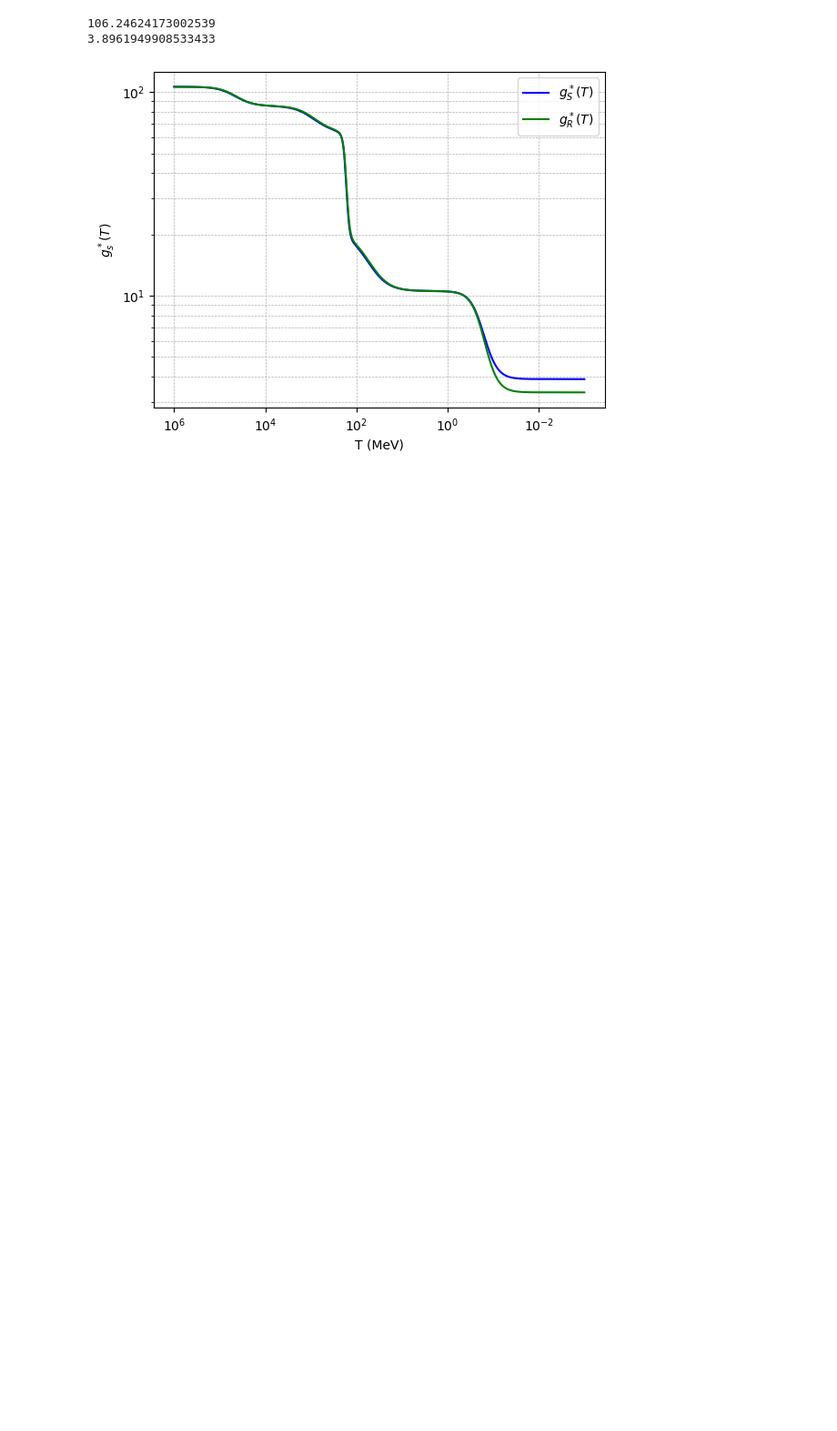
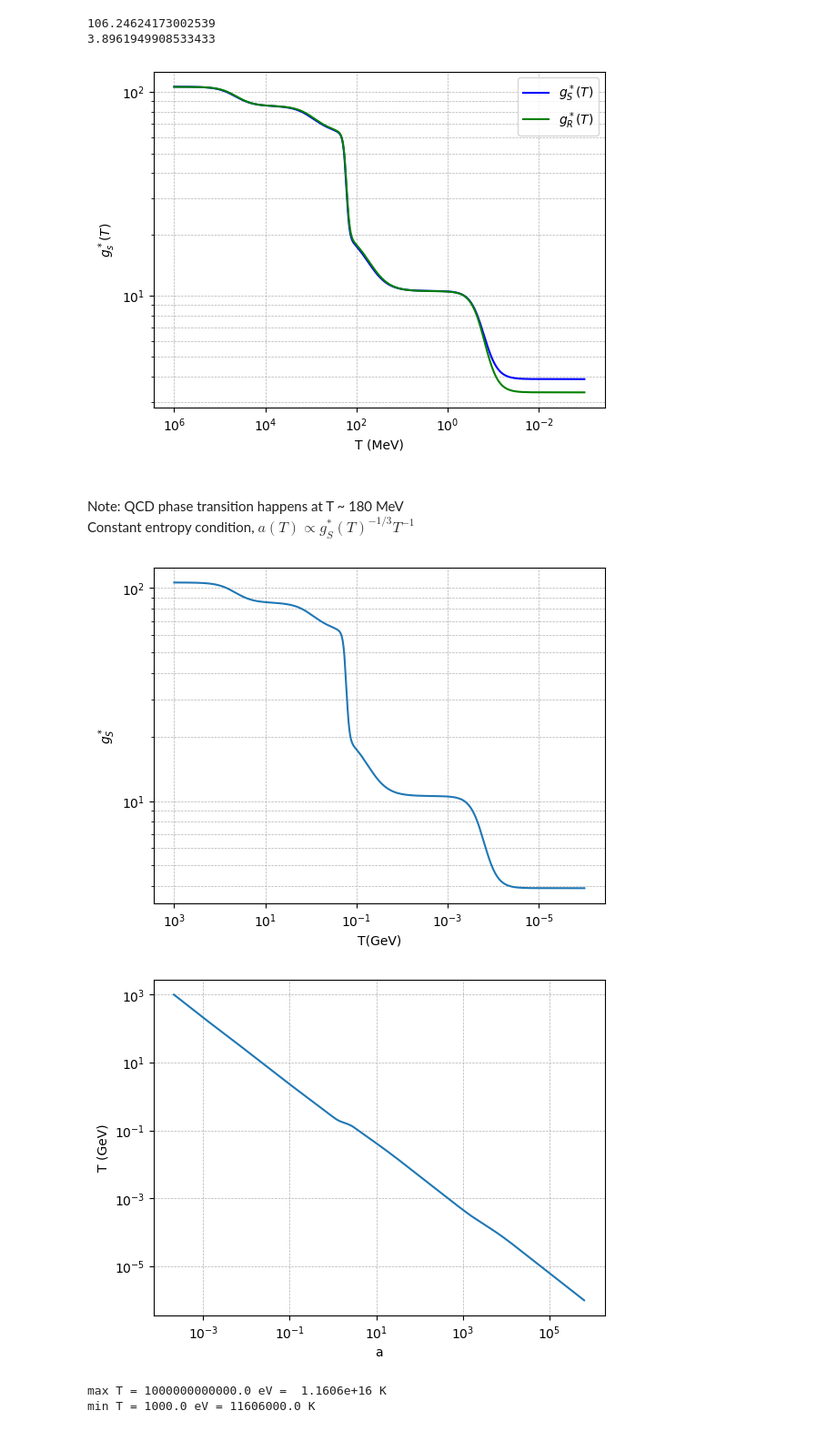
Before and after one commit to manns01/axionCosmo, a Jupyter notebook: axion_cosmo.ipynb, the cells around one changed output. Shown at 91% size. Saved outputs shown, nothing was run; the diff lists cells and outputs as text; code cells hidden in the pictures; blank space fills up the shorter version.

```diff
--- a/axion_cosmo.ipynb
+++ b/axion_cosmo.ipynb
@@ -354,3 +354,56 @@ plt.show()
 106.24624173002539
 3.8961949908533433
 [figure]
+# %% [markdown]
+<br> Note: QCD phase transition happens at T ~ 180 MeV </br>
+<br> Constant entropy condition, $a(T) \propto g^*_S(T)^{-1/3} T^{-1}$ </br>
+# %%
+import numpy as np
+from scipy.optimize import fsolve
+
+## Approximate fit for g*_S
+aS_0 = 1.36
+aS_1 = [0.498, 0.327, 0.579, 0.140, 0.109]
+aS_2 = [-8.74, -2.89, -1.79, -0.102, 3.82]
+aS_3 = [0.693, 1.01, 0.155, 0.963, 0.907]
+
+def gS(T):
+    sum = 0
+    for i in range(5):
+        term = aS_1[i] * (1 + np.tanh((np.log(T) - aS_2[i]) / aS_3[i])) ## log(T) where T is in GeV
+        sum += term
+    return np.exp(aS_0 + sum)
+
+def scaleFactor(T):
+    a_ = (gS(T)**(-1/3) * T**(-1))
+    return a_
+
+T_list = np.logspace(-6, 3, 500) ## in GeV
+a_list = [scaleFactor(T_) for T_ in T_list]
+
+#T_solutions = np.array(T_solutions)
+plt.plot(T_list, gS(T_list))
+plt.xlabel('T(GeV)')
+plt.ylabel(r'$g^*_S$')
+plt.xscale('log')
+plt.yscale('log')
+plt.grid(True, which='both', linestyle='--', linewidth=0.5)
+plt.gca().invert_xaxis()
+plt.show()
+
+plt.plot(a_list, T_list, '-')
+plt.xlabel('a')
+plt.ylabel('T (GeV)')
+plt.xscale('log')
+plt.yscale('log')
+plt.grid(True, which='both', linestyle='--', linewidth=0.5)
+plt.show()
+
+eVtoK = 11606
+print(rf'max T = {max(T_list*1.e9)} eV =  {max(T_list*1.e9)*eVtoK} K')
+print(rf'min T = {min(T_list*1.e9)} eV = {min(T_list*1.e9)*eVtoK} K')
+# %% [output]
+[figure, added]
+[figure, added]
+max T = 1000000000000.0 eV =  1.1606e+16 K
+min T = 1000.0 eV = 11606000.0 K
```
Also changed, not shown: parts of 4 cells of this notebook.
